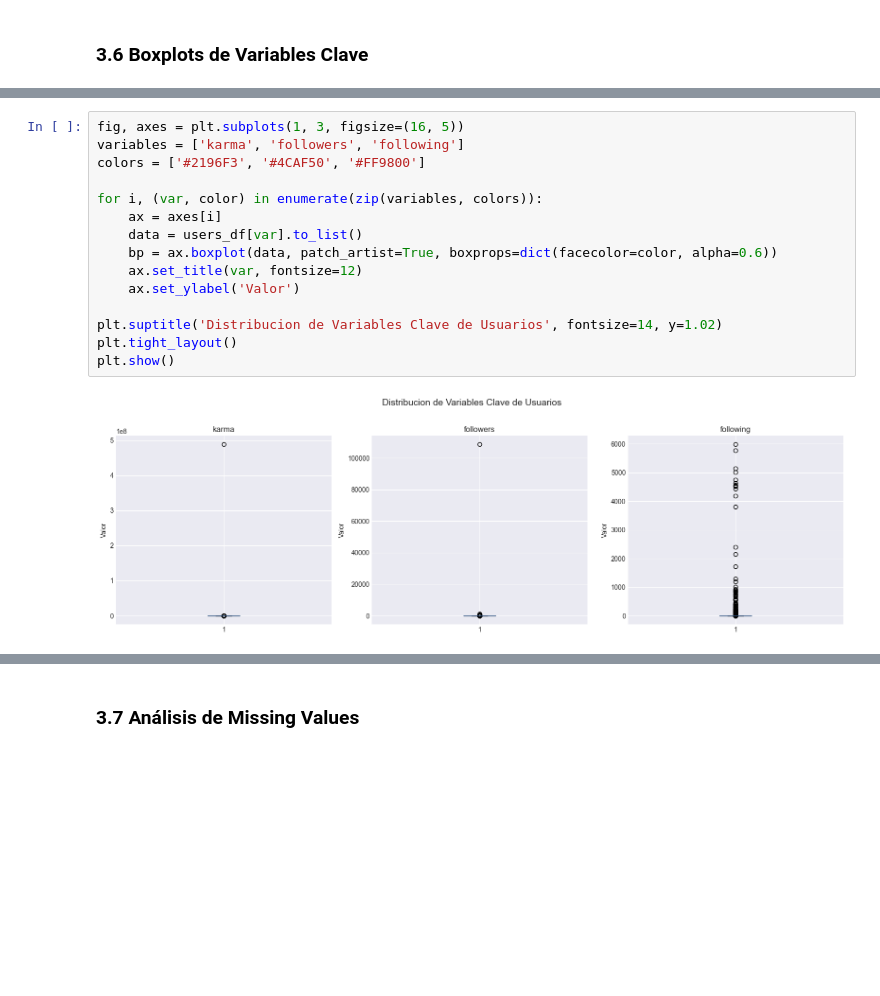
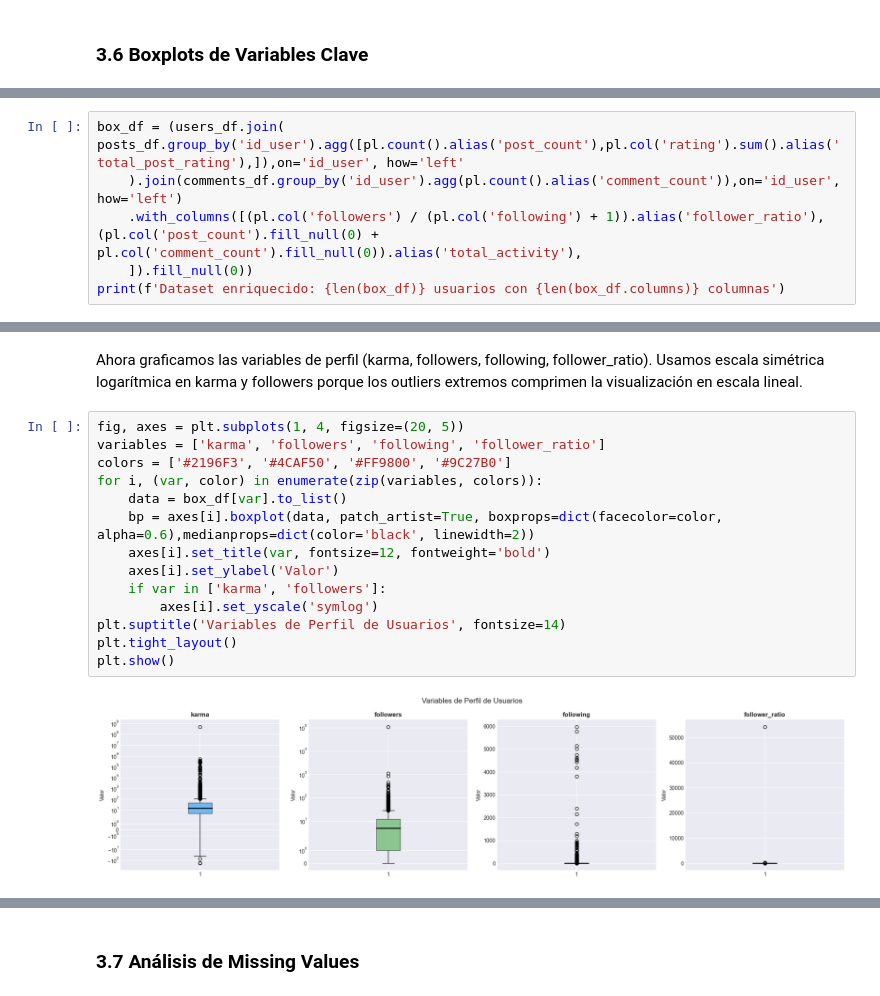
Before and after one commit to PaulinaIA/moltbook-safety, a Jupyter notebook: notebooks/pipeline.ipynb, the cells around one changed output, grey strips where cells are left out. Saved outputs shown, nothing was run; the diff lists cells and outputs as text; blank space fills up the shorter version.

```diff
--- a/notebooks/pipeline.ipynb
+++ b/notebooks/pipeline.ipynb
@@ -293,0 +326,6 @@ Los boxplots permiten identificar outliers y la dispersión de las variables num
+# %%
+box_df = (users_df.join( posts_df.group_by('id_user').agg([pl.count().alias('post_count'),pl.col('rating').sum().alias('total_post_rating'),]),on='id_user', how='left'
+    ).join(comments_df.group_by('id_user').agg(pl.count().alias('comment_count')),on='id_user', how='left')
+    .with_columns([(pl.col('followers') / (pl.col('following') + 1)).alias('follower_ratio'),(pl.col('post_count').fill_null(0) + pl.col('comment_count').fill_null(0)).alias('total_activity'),
+    ]).fill_null(0))
+print(f'Dataset enriquecido: {len(box_df)} usuarios con {len(box_df.columns)} columnas')
@@ -294,17 +338,18 @@ Los boxplots permiten identificar outliers y la dispersión de las variables num
+# %% [markdown]
+Ahora graficamos las variables de perfil (karma, followers, following, follower_ratio). Usamos escala simétrica logarítmica en karma y followers porque los outliers extremos comprimen la visualización en escala lineal.
 # %%
-fig, axes = plt.subplots(1, 3, figsize=(16, 5))
-variables = ['karma', 'followers', 'following']
-colors = ['#2196F3', '#4CAF50', '#FF9800']
-
+fig, axes = plt.subplots(1, 4, figsize=(20, 5))
+variables = ['karma', 'followers', 'following', 'follower_ratio']
+colors = ['#2196F3', '#4CAF50', '#FF9800', '#9C27B0']
 for i, (var, color) in enumerate(zip(variables, colors)):
-    ax = axes[i]
-    data = users_df[var].to_list()
-    bp = ax.boxplot(data, patch_artist=True, boxprops=dict(facecolor=color, alpha=0.6))
-    ax.set_title(var, fontsize=12)
-    ax.set_ylabel('Valor')
-
-plt.suptitle('Distribucion de Variables Clave de Usuarios', fontsize=14, y=1.02)
+    data = box_df[var].to_list()
+    bp = axes[i].boxplot(data, patch_artist=True, boxprops=dict(facecolor=color, alpha=0.6),medianprops=dict(color='black', linewidth=2))
+    axes[i].set_title(var, fontsize=12, fontweight='bold')
+    axes[i].set_ylabel('Valor')
+    if var in ['karma', 'followers']:
+        axes[i].set_yscale('symlog')
+plt.suptitle('Variables de Perfil de Usuarios', fontsize=14)
 plt.tight_layout()
 plt.show()
 # %% [output]
-[figure, old version]
+[figure, new version]
```
Also changed, not shown: parts of 102 cells of this notebook, 11 other files.
